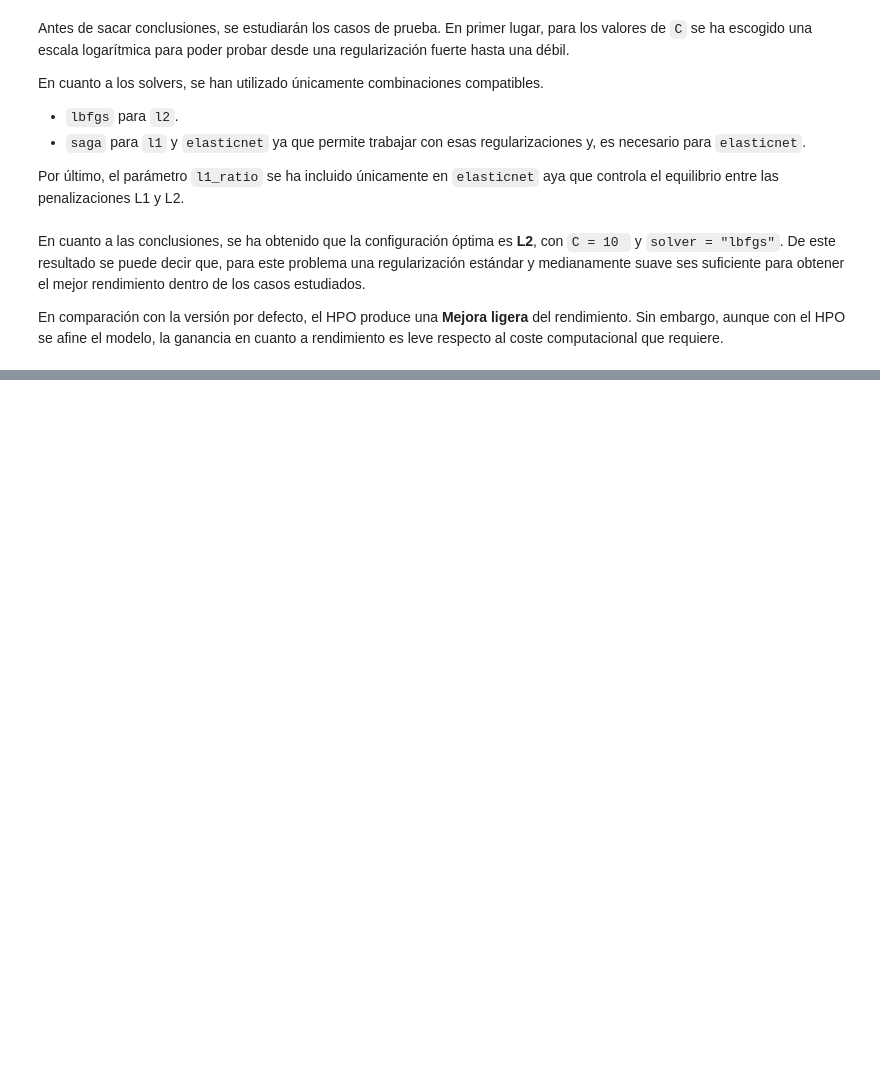
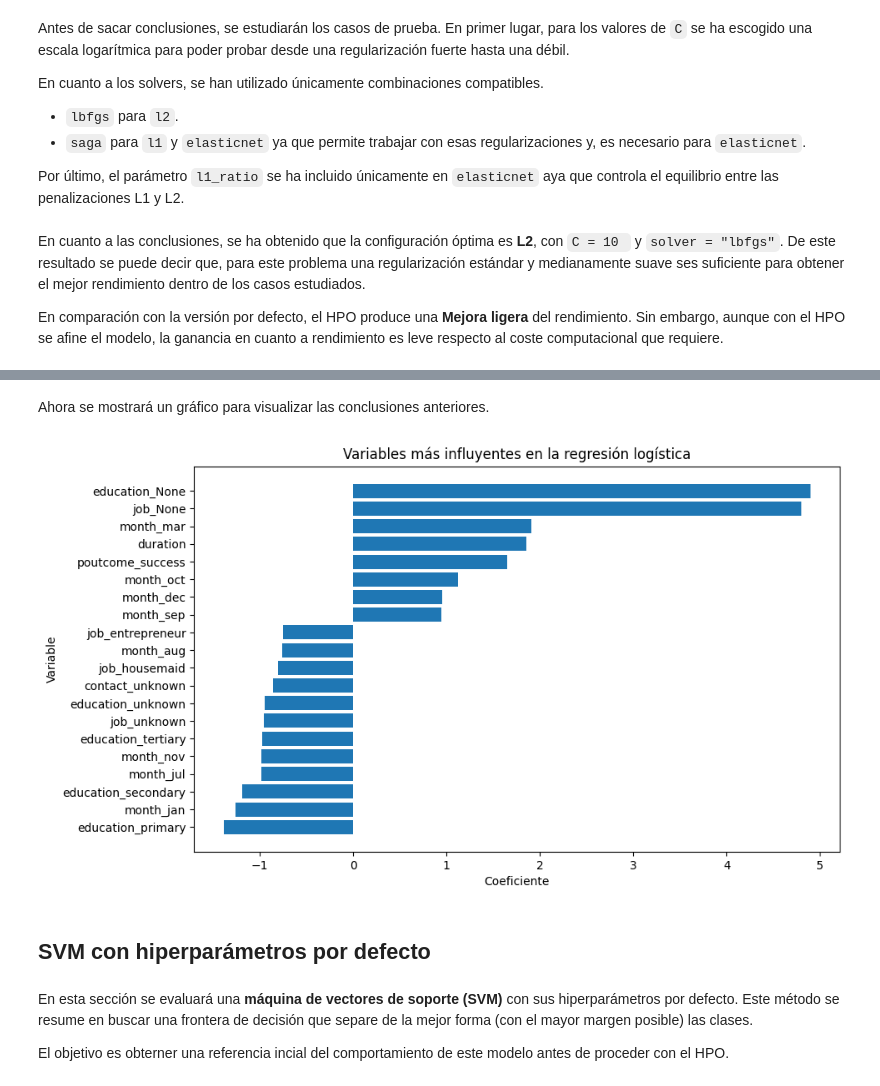
Before and after one commit to 100522401/P1_AA_100522396_100522401, a Jupyter notebook: notebooks/Cuaderno.ipynb, the cells around one changed output, grey strips where cells are left out. Cells and saved outputs as stored; diff of their text form; code cells hidden in the pictures; blank space fills up the shorter version.

```diff
--- a/notebooks/Cuaderno.ipynb
+++ b/notebooks/Cuaderno.ipynb
@@ -1305,0 +1314,23 @@ En comparación con la versión por defecto, el HPO produce una **Mejora ligera*
+# %%
+import numpy as np
+import pandas as pd
+import matplotlib.pyplot as plt
+
+# Mejor pipeline de regresión logística tras HPO
+best_logreg = grid_logreg.best_estimator_
+
+# Recuperar nombres de variables tras el preprocesado
+preprocessor_fitted = best_logreg.named_steps["preprocessor"]
+cat_feature_names = preprocessor_fitted.named_transformers_["cat"].named_steps["onehot"].get_feature_names_out(cat_cols)
+feature_names = num_cols + list(cat_feature_names)
+
+# Coeficientes del clasificador
+coefs = best_logreg.named_steps["classifier"].coef_[0]
+
+coef_df = pd.DataFrame({
+    "variable": feature_names,
+    "coeficiente": coefs,
+    "abs_coef": np.abs(coefs)
+}).sort_values("abs_coef", ascending=False)
+
+display(coef_df.head(20))
@@ -1305,0 +1361,20 @@ En comparación con la versión por defecto, el HPO produce una **Mejora ligera*
+# %% [markdown]
+Ahora se mostrará un gráfico para visualizar las conclusiones anteriores.
+# %%
+top_n = 20
+top_features = coef_df.head(top_n).sort_values("coeficiente")
+
+plt.figure(figsize=(10, 6))
+plt.barh(top_features["variable"], top_features["coeficiente"])
+plt.title("Variables más influyentes en la regresión logística")
+plt.xlabel("Coeficiente")
+plt.ylabel("Variable")
+plt.show()
+# %% [output]
+[figure, added]
+# %% [markdown]
+## SVM con hiperparámetros por defecto
+# %% [markdown]
+En esta sección se evaluará una **máquina de vectores de soporte (SVM)** con sus hiperparámetros por defecto. Este método se resume en buscar una frontera de decisión que separe de la mejor forma (con el mayor margen posible) las clases.
+
+El objetivo es obterner una referencia incial del comportamiento de este modelo antes de proceder con el HPO.
```
Also changed, not shown: parts of 22 cells of this notebook.
